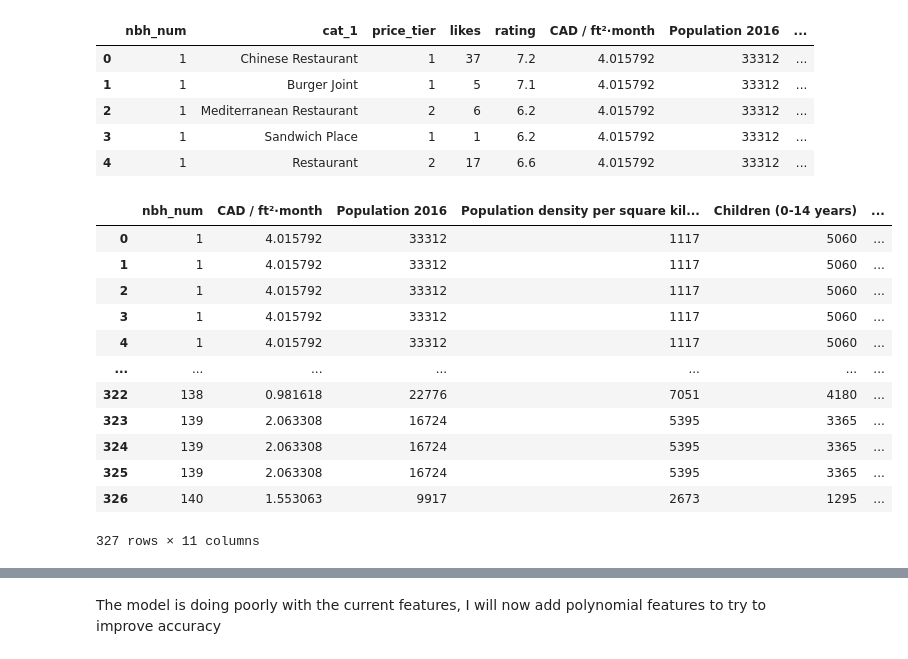
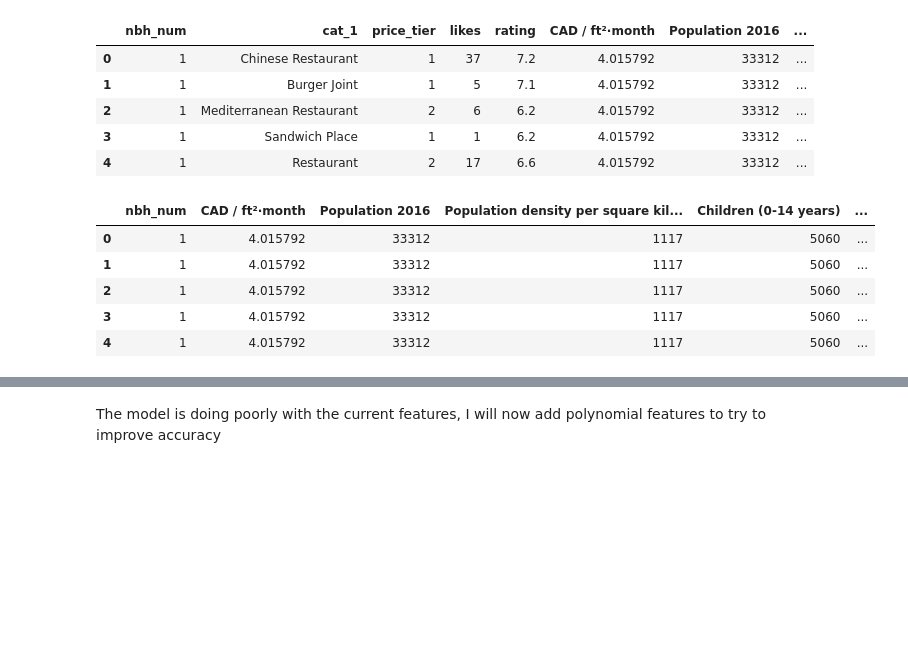
Before and after one commit to pagutierreza/Applied-Data-Science-Capstone, a Jupyter notebook: Week 2/Regression Model.ipynb, the cells around one changed output, grey strips where cells are left out. Cells and saved outputs as stored; diff of their text form; code cells hidden in the pictures; blank space fills up the shorter version.

```diff
--- a/Week 2/Regression Model.ipynb
+++ b/Week 2/Regression Model.ipynb
@@ -36,20 +40,13 @@ df.head()
 # %%
 X = df.iloc[:,range(5,15)]
 X.insert(0, 'nbh_num', df.nbh_num)
-X
+X.head()
 # %% [output]
 |  | nbh_num | CAD / ft²·month | Population 2016 | Population density per square kil... | Children (0-14 years) | ... |
 | 0 | 1 | 4.015792 | 33312 | 1117 | 5060 | ... |
 | 1 | 1 | 4.015792 | 33312 | 1117 | 5060 | ... |
 | 2 | 1 | 4.015792 | 33312 | 1117 | 5060 | ... |
 | 3 | 1 | 4.015792 | 33312 | 1117 | 5060 | ... |
 | 4 | 1 | 4.015792 | 33312 | 1117 | 5060 | ... |
-| ... | ... | ... | ... | ... | ... | ... |
-| 322 | 138 | 0.981618 | 22776 | 7051 | 4180 | ... |
-| 323 | 139 | 2.063308 | 16724 | 5395 | 3365 | ... |
-| 324 | 139 | 2.063308 | 16724 | 5395 | 3365 | ... |
-| 325 | 139 | 2.063308 | 16724 | 5395 | 3365 | ... |
-| 326 | 140 | 1.553063 | 9917 | 2673 | 1295 | ... |
-327 rows × 11 columns
 # %%
 Y = df.rating.to_frame(name = 'rating')
```
Also changed, not shown: parts of 55 cells of this notebook.
